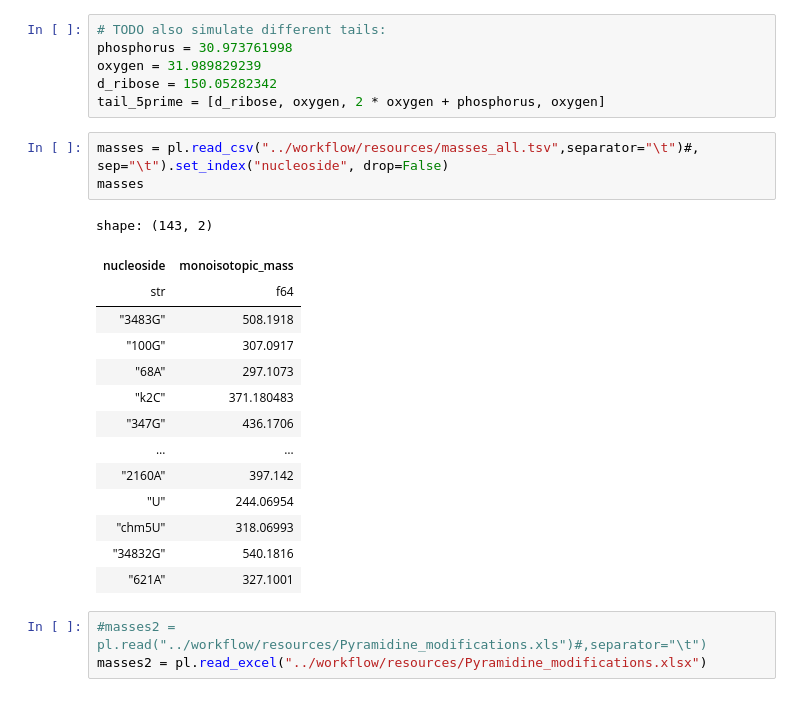
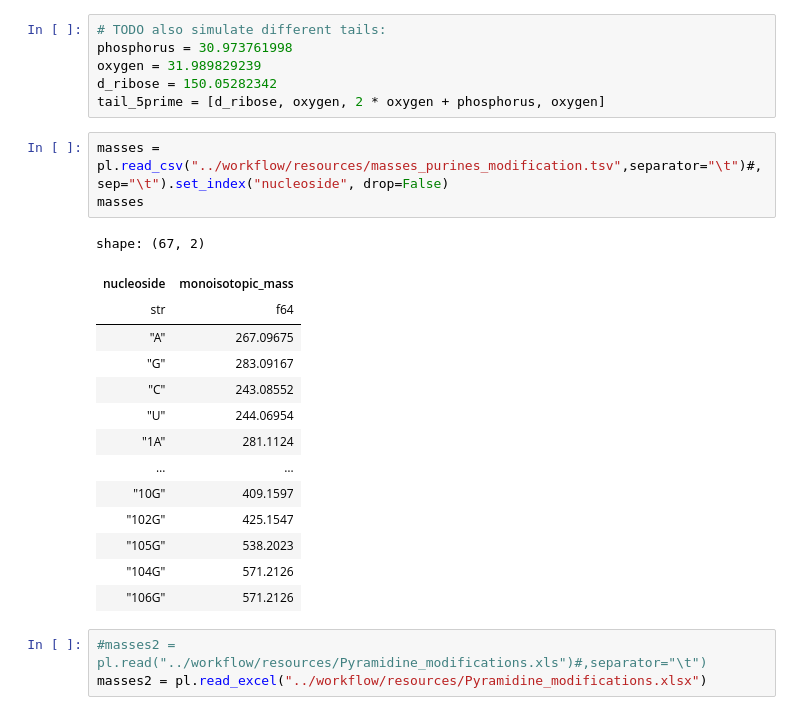
Before and after one commit to spectrseq/spectrseqtools-evaluation, a Jupyter notebook: playground/learn.ipynb, the cells around one changed output. Saved outputs shown, nothing was run; the diff lists cells and outputs as text.

```diff
--- a/playground/learn.ipynb
+++ b/playground/learn.ipynb
@@ -10,23 +10,23 @@ oxygen = 31.989829239
 d_ribose = 150.05282342
 tail_5prime = [d_ribose, oxygen, 2 * oxygen + phosphorus, oxygen]
 # %%
-masses = pl.read_csv("../workflow/resources/masses_all.tsv",separator="\t")#, sep="\t").set_index("nucleoside", drop=False)
+masses = pl.read_csv("../workflow/resources/masses_purines_modification.tsv",separator="\t")#, sep="\t").set_index("nucleoside", drop=False)
 masses
 # %% [output]
-shape: (143, 2)
+shape: (67, 2)
 | nucleoside | monoisotopic_mass |
 | str | f64 |
-| "3483G" | 508.1918 |
-| "100G" | 307.0917 |
-| "68A" | 297.1073 |
-| "k2C" | 371.180483 |
-| "347G" | 436.1706 |
+| "A" | 267.09675 |
+| "G" | 283.09167 |
+| "C" | 243.08552 |
+| "U" | 244.06954 |
+| "1A" | 281.1124 |
 | … | … |
-| "2160A" | 397.142 |
-| "U" | 244.06954 |
-| "chm5U" | 318.06993 |
-| "34832G" | 540.1816 |
-| "621A" | 327.1001 |
+| "10G" | 409.1597 |
+| "102G" | 425.1547 |
+| "105G" | 538.2023 |
+| "104G" | 571.2126 |
+| "106G" | 571.2126 |
 # %%
 #masses2 = pl.read("../workflow/resources/Pyramidine_modifications.xls")#,separator="\t")
 masses2 = pl.read_excel("../workflow/resources/Pyramidine_modifications.xlsx")
```
Also changed, not shown: parts of 12 cells of this notebook, 7 other files.
